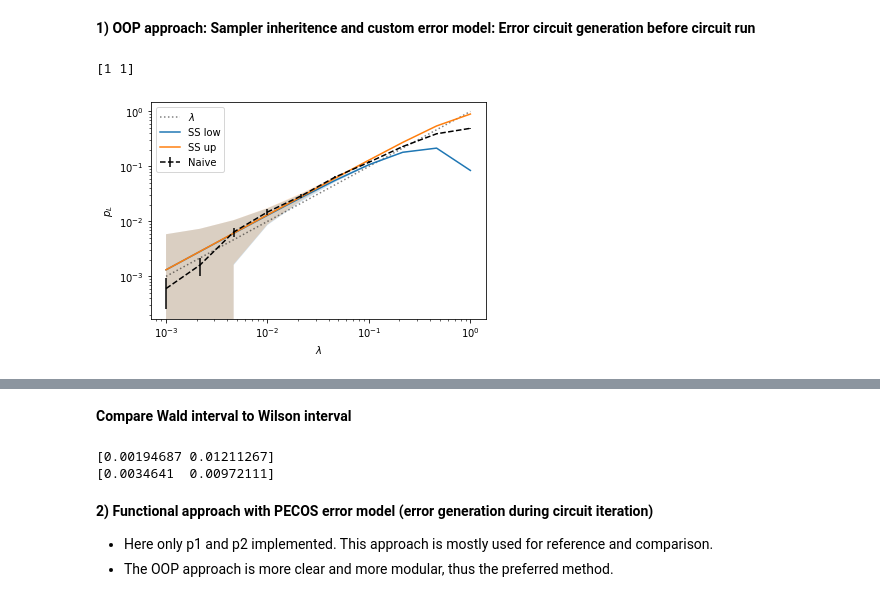
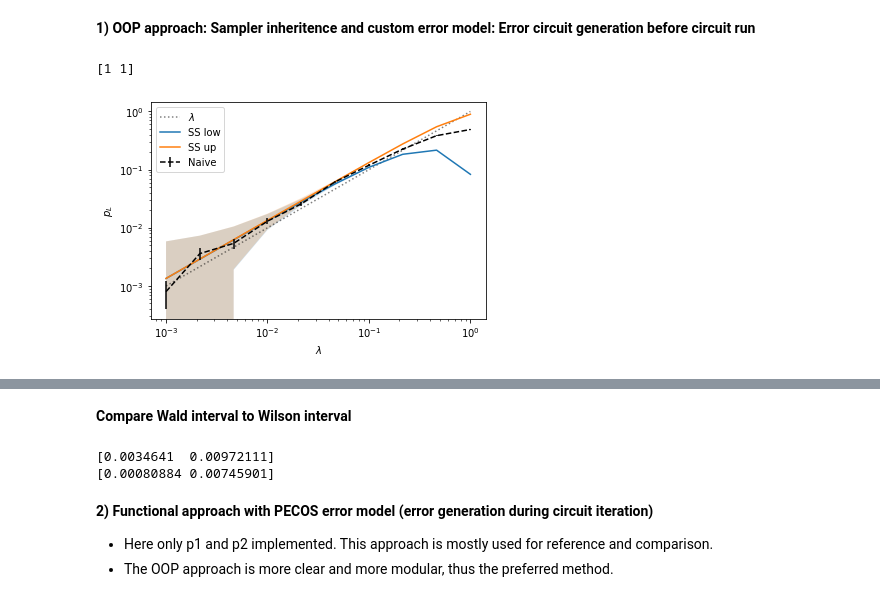
Before and after one commit to dpwinter/PECOS_WS_solutions, a Jupyter notebook: subset_sampling.ipynb, the cells around one changed output, grey strips where cells are left out. Saved outputs shown, nothing was run; the diff lists cells and outputs as text; code cells hidden in the pictures.

Commit message:
Adjusted Wilson interval routine

```diff
--- a/subset_sampling.ipynb
+++ b/subset_sampling.ipynb
@@ -817,9 +817,9 @@ class SubsetSampler(Sampler):
         l = lambda a,p,N: p + z(a)/(2*N)
         Wilson_max = lambda a,p,N: q(l(a,p,N) + r(a,p,N), a, N)
         Wilson_min = lambda a,p,N: q(l(a,p,N) - r(a,p,N), a, N)
-        Wilson_var = lambda a,p,N: np.sum(Wilson_max(a,p,N) - Wilson_min(a,p,N), axis=0) # sum over all subset vars?
+        Wilson_std = lambda a,p,N: Wilson_max(a,p,N) - Wilson_min(a,p,N)
 
-        std = Wilson_var(As, pws, n_samples) # variance or std?
+        std = np.sqrt(np.sum( (As*Wilson_std(As,pws,n_samples))**2, axis=0 ))
 
         return p_L_low, p_L_up, std
 
@@ -854,31 +854,31 @@ class AdaptiveSampler():
         self.subset_sampler = None
         self.naive_sampler = None
 
     def run(self):
         pass # switch between Subset and Naive sampler
 
 lambdas = np.logspace(-3, 0, 10) # physical error rates
 scale = lambda p_init, lambdas=lambdas: p_init * lambdas
 err_params = {'p1': scale(1), 'p2':scale(0.5)}
 
 sss = SubsetSampler(ghz, err_params)
 p_L_low, p_L_up, std = sss.run(p_max=[0.5, 0.5], delta_max=[0.1,0.9], n_samples=10000) # TO DO: Easier definition of p_max and d_max.
 
 plt.xscale('log')
 plt.yscale('log')
 plt.xlabel(r'$\lambda$')
 plt.ylabel(r'$p_L$')
 plt.plot(lambdas, lambdas, 'k:', alpha=0.5, label=r"$\lambda$")
 plt.plot(lambdas, p_L_low, label="SS low")
 plt.fill_between(lambdas, p_L_low-std, p_L_low+std, alpha=0.2)
 plt.plot(lambdas, p_L_up, label="SS up")
 plt.fill_between(lambdas, p_L_up-std, p_L_up+std, alpha=0.2)
 
 ns = NaiveSampler(ghz, err_params)
 p_L, ns_std = ns.run(n_samples=5000)
 plt.errorbar(lambdas, p_L, fmt='--', c="black", yerr=ns_std, label="Naive")
 plt.legend()
 plt.show()
 # %% [output]
 [1 1]
-[figure, old version]
+[figure, new version]
@@ -887,24 +887,30 @@ Wall time: 8.57 s
 # %% [markdown]
 **Compare Wald interval to Wilson interval**
 # %%
+# some test values
+n_samples = 1000
+As = np.array([[0.2,0.3],[0.1,0.6]])
+pws = np.array([[0.4,0.3],[0.4,0.3]])
+
+# definition of intervals
 z = lambda a: np.sqrt(2.0)*erfinv(a/2.0)
 q = lambda x,a,N: x / (1 + z(a)**2 / N)
 r = lambda a,p,N: z(a)*np.sqrt(p*(1-p)/N + z(a)**2/(4*N))
 l = lambda a,p,N: p + z(a)/(2*N)
 Wilson_max = lambda a,p,N: q(l(a,p,N) + r(a,p,N), a, N)
 Wilson_min = lambda a,p,N: q(l(a,p,N) - r(a,p,N), a, N)
-Wilson_std = lambda a,p,N: np.sum(Wilson_max(a[1:],p[1:],N) - Wilson_min(a[1:],p[1:],N), axis=0)
 
-n_samples = 1000
-As = np.array([[0.2,0.3],[0.1,0.6]])
-pws = np.array([[0.4,0.3],[0.4,0.3]])
-print(Wilson_std(As, pws, n_samples))
+# This gives us epsilon_ss^(w)
+Wilson_std = lambda a,p,N: Wilson_max(a,p,N) - Wilson_min(a,p,N)
+Wald_std = lambda p,N: np.sqrt( p * (1-p) / N)
 
-Wald_std = lambda a,p,N: np.sqrt( np.sum( a**2 * (p * (1-p)), axis=0) / N )
-print(Wald_std(As, pws, n_samples))
+std = lambda a,e: np.sqrt(np.sum( (a*e)**2, axis=0 ))
+
+print(std(As, Wald_std(pws,n_samples)))
+print(std(As, Wilson_std(As,pws,n_samples)))
 # %% [output]
-[0.00194687 0.01211267]
 [0.0034641  0.00972111]
+[0.00080884 0.00745901]
 # %% [markdown]
 **2) Functional approach with PECOS error model (error generation during circuit iteration)**
 * Here only p1 and p2 implemented. This approach is mostly used for reference and comparison.
```
Also changed, not shown: parts of 1 cell of this notebook.
